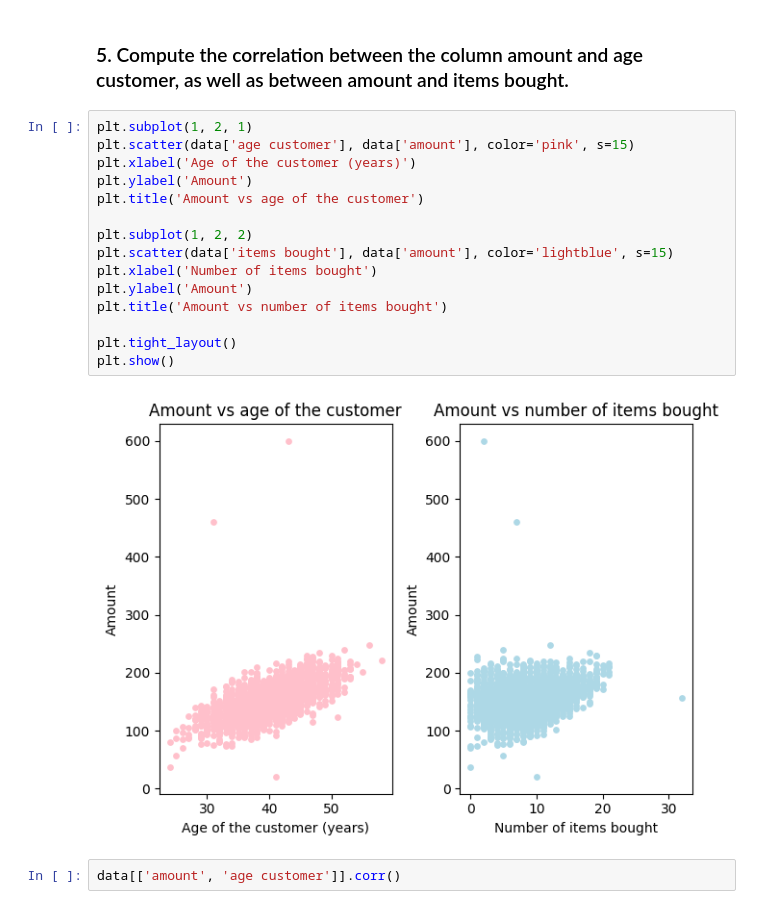
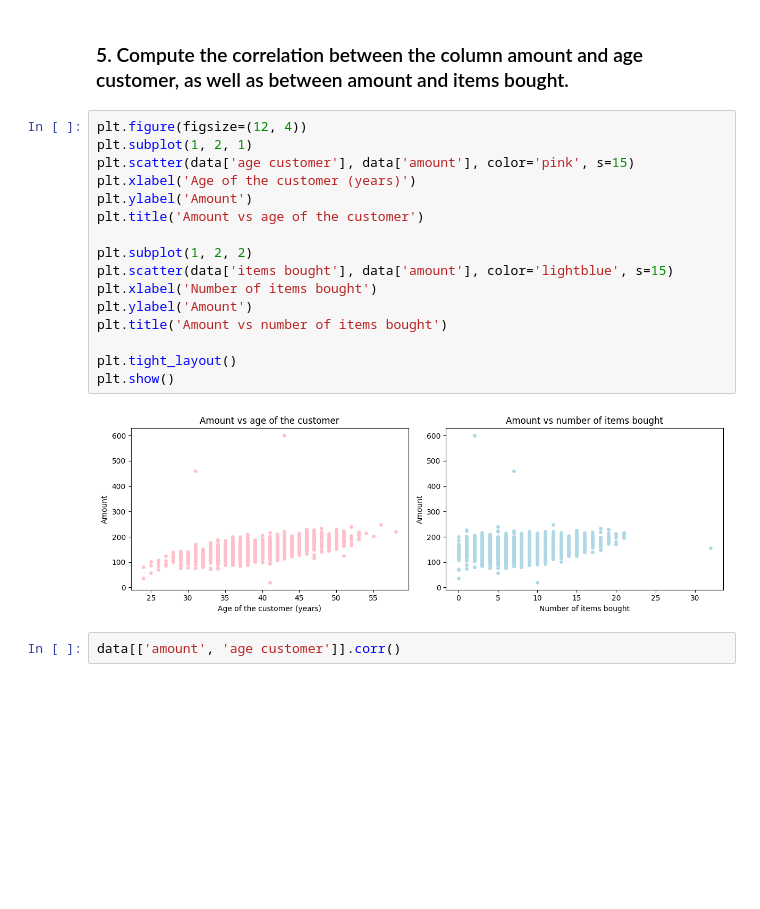
Before and after one commit to maramgueye/datascience_with_python, a Jupyter notebook: Final_Assessment_Gueye_Maram_studentID.ipynb, the cells around one changed output. Cells and saved outputs as stored; diff of their text form; blank space fills up the shorter version.

```diff
--- a/Final_Assessment_Gueye_Maram_studentID.ipynb
+++ b/Final_Assessment_Gueye_Maram_studentID.ipynb
@@ -284,22 +282,23 @@ plt.show()
 # %% [markdown]
 ### 5. Compute the correlation between the column amount and age customer, as well as between amount and items bought.
 # %%
+plt.figure(figsize=(12, 4))
 plt.subplot(1, 2, 1)
 plt.scatter(data['age customer'], data['amount'], color='pink', s=15)
 plt.xlabel('Age of the customer (years)')
 plt.ylabel('Amount')
 plt.title('Amount vs age of the customer')
 
 plt.subplot(1, 2, 2)
 plt.scatter(data['items bought'], data['amount'], color='lightblue', s=15)
 plt.xlabel('Number of items bought')
 plt.ylabel('Amount')
 plt.title('Amount vs number of items bought')
 
 plt.tight_layout()
 plt.show()
 # %% [output]
-[figure, old version]
+[figure, new version]
 # %%
 data[['amount', 'age customer']].corr()
 # %% [output]
```
Also changed, not shown: parts of 20 cells of this notebook.
